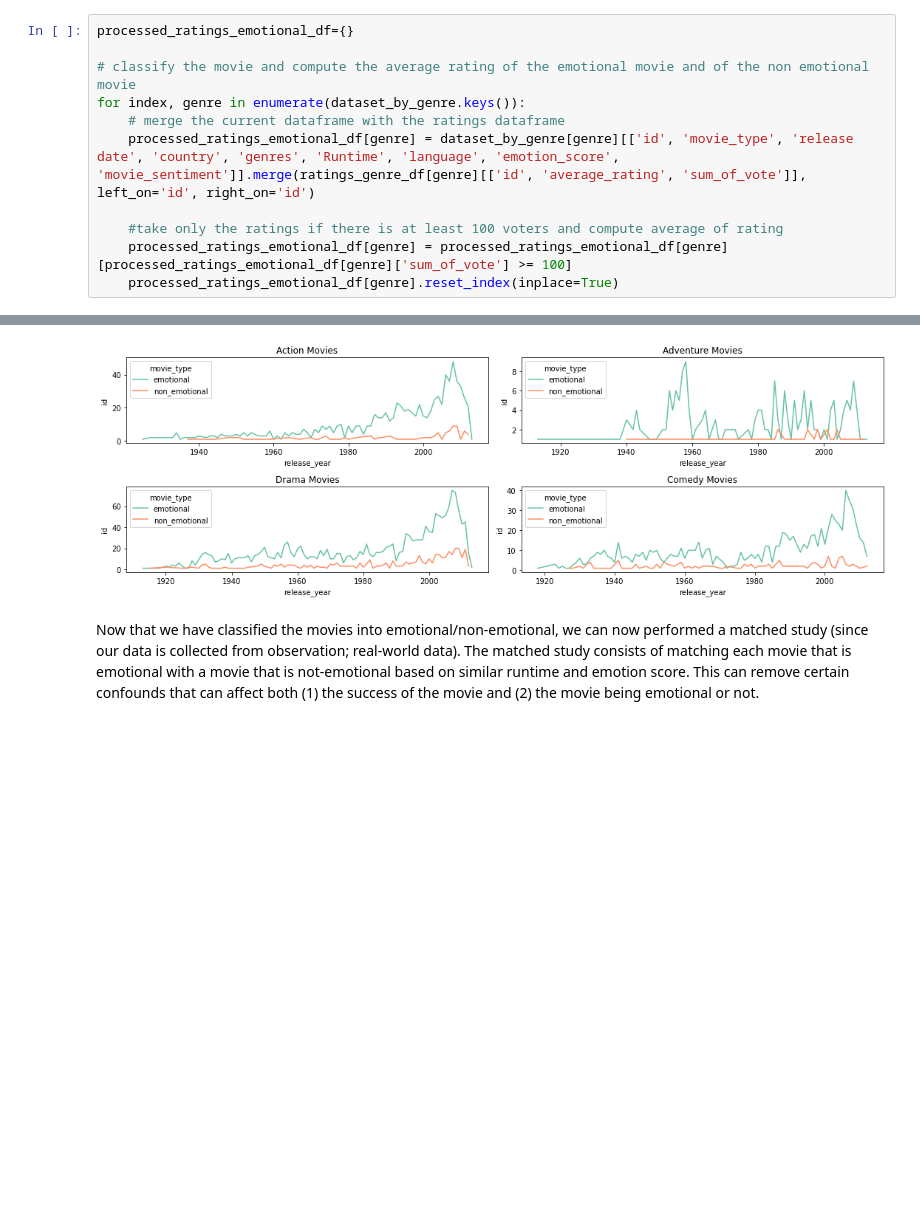
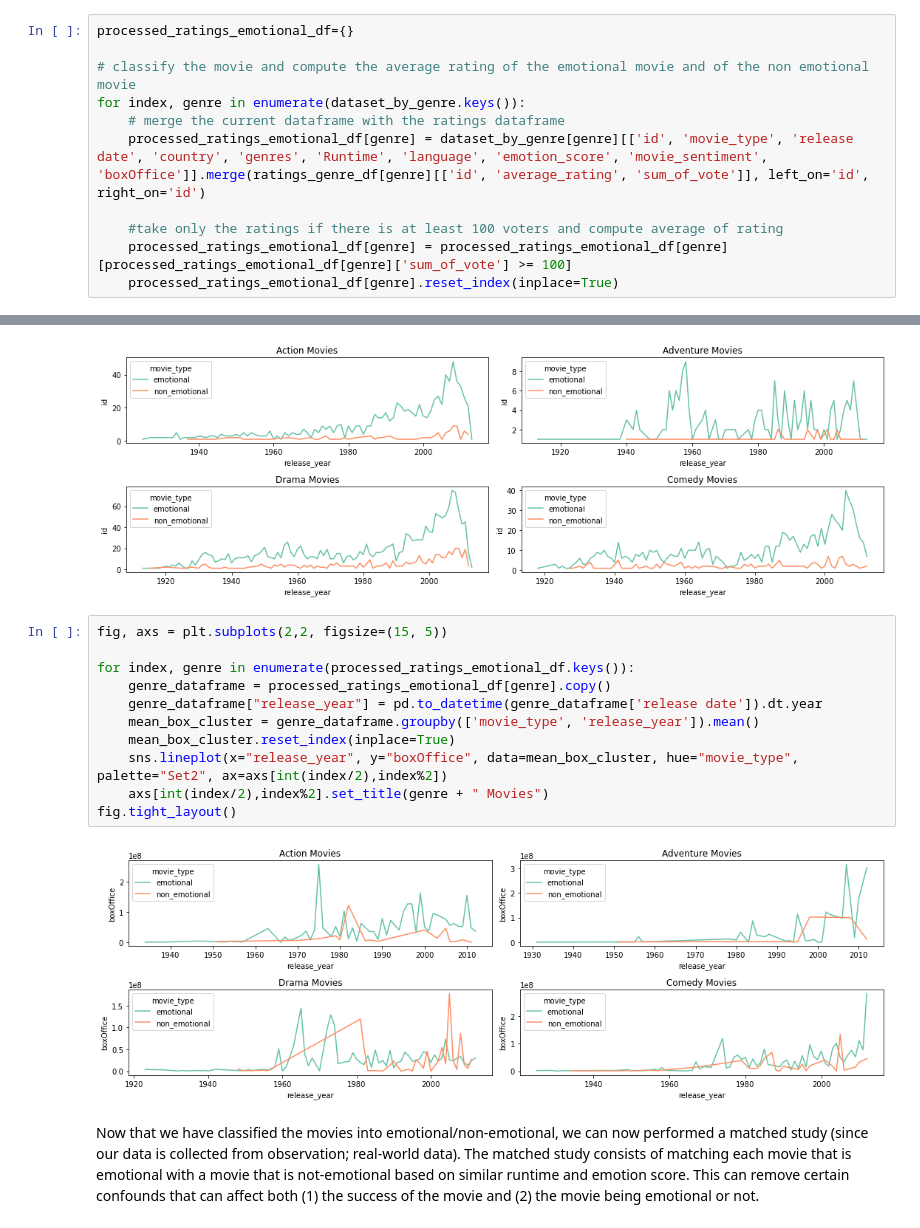
Before and after one commit to epfl-ada/ada-2022-project-runtimeterror, a Jupyter notebook: milestone3.ipynb, the cells around one changed output, grey strips where cells are left out. Saved outputs shown, nothing was run; the diff lists cells and outputs as text; blank space fills up the shorter version.

```diff
--- a/milestone3.ipynb
+++ b/milestone3.ipynb
@@ -744,7 +774,7 @@ processed_ratings_emotional_df={}
 # classify the movie and compute the average rating of the emotional movie and of the non emotional movie
 for index, genre in enumerate(dataset_by_genre.keys()):
     # merge the current dataframe with the ratings dataframe
-    processed_ratings_emotional_df[genre] = dataset_by_genre[genre][['id', 'movie_type', 'release date', 'country', 'genres', 'Runtime', 'language', 'emotion_score', 'movie_sentiment']].merge(ratings_genre_df[genre][['id', 'average_rating', 'sum_of_vote']], left_on='id', right_on='id')
+    processed_ratings_emotional_df[genre] = dataset_by_genre[genre][['id', 'movie_type', 'release date', 'country', 'genres', 'Runtime', 'language', 'emotion_score', 'movie_sentiment', 'boxOffice']].merge(ratings_genre_df[genre][['id', 'average_rating', 'sum_of_vote']], left_on='id', right_on='id')
 
     #take only the ratings if there is at least 100 voters and compute average of rating
     processed_ratings_emotional_df[genre] = processed_ratings_emotional_df[genre][processed_ratings_emotional_df[genre]['sum_of_vote'] >= 100]
@@ -789,6 +819,19 @@ for index, genre in enumerate(processed_ratings_emotional_df.keys()):
 fig.tight_layout()
 # %% [output]
 [figure]
+# %%
+fig, axs = plt.subplots(2,2, figsize=(15, 5))
+
+for index, genre in enumerate(processed_ratings_emotional_df.keys()):
+    genre_dataframe = processed_ratings_emotional_df[genre].copy()
+    genre_dataframe["release_year"] = pd.to_datetime(genre_dataframe['release date']).dt.year
+    mean_box_cluster = genre_dataframe.groupby(['movie_type', 'release_year']).mean()
+    mean_box_cluster.reset_index(inplace=True)
+    sns.lineplot(x="release_year", y="boxOffice", data=mean_box_cluster, hue="movie_type",  palette="Set2", ax=axs[int(index/2),index%2])
+    axs[int(index/2),index%2].set_title(genre + " Movies")
+fig.tight_layout()
+# %% [output]
+[figure, added]
 # %% [markdown]
 Now that we have classified the movies into emotional/non-emotional, we can now performed a matched study (since our data is collected from observation; real-world data). The matched study consists of matching each movie that is emotional with a movie that is not-emotional based on similar runtime and emotion score. This can remove certain confounds that can affect both (1) the success of the movie and (2) the movie being emotional or not.
 # %%
```
Also changed, not shown: parts of 2 cells of this notebook.
